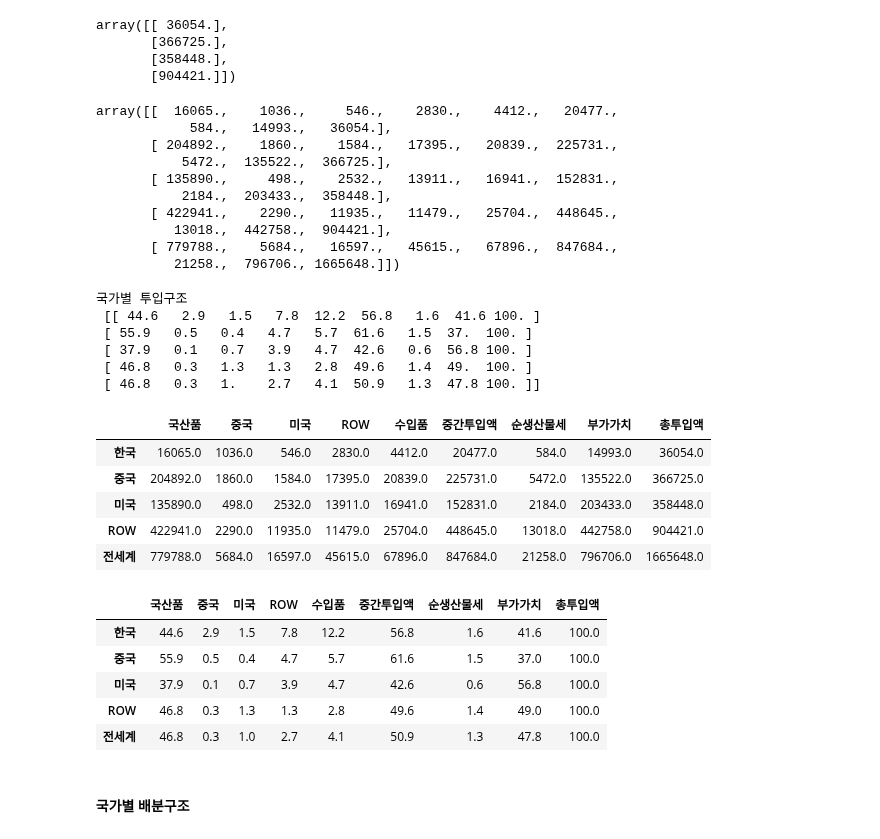
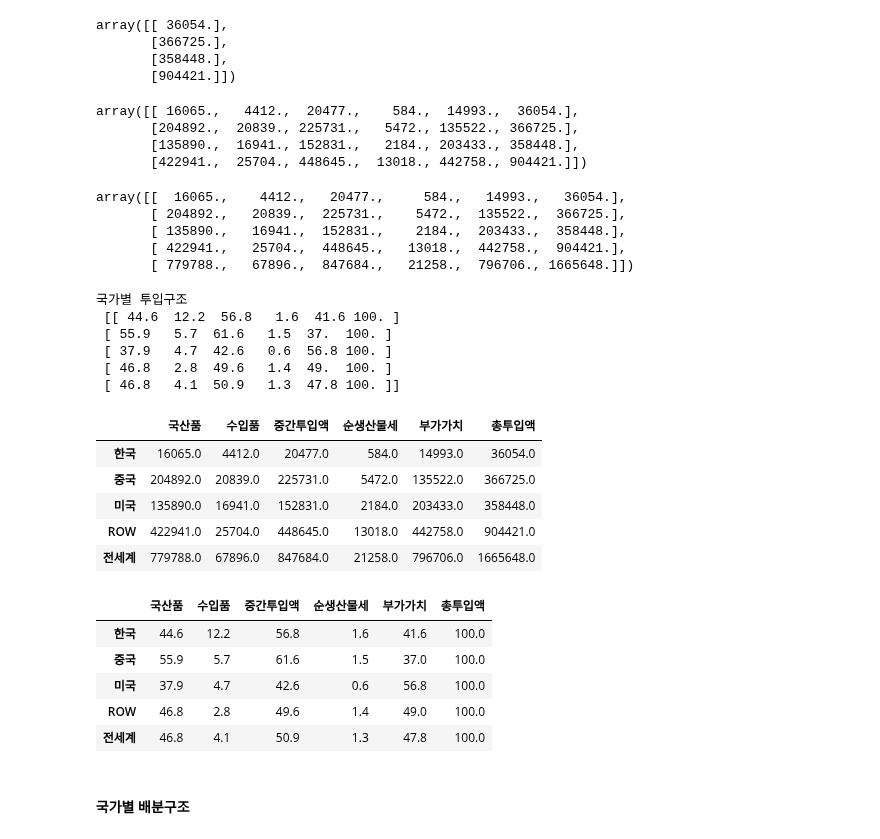
Before and after one commit to IO-2024/IOTs_with_python, a Jupyter notebook: Ch8. 국가 간 산업연관효과 분석_new.ipynb, the cells around one changed output. Drawn from its saved outputs; the diff is of its cells as text; code cells hidden in the pictures.

```diff
--- a/Ch8. 국가 간 산업연관효과 분석_new.ipynb
+++ b/Ch8. 국가 간 산업연관효과 분석_new.ipynb
@@ -11,7 +11,7 @@ np.set_printoptions(precision=3,suppress=True) # 결과를 소수 3자리까지
 # %%
 # icio =pd.read_csv('/content/drive/MyDrive/ICIO/ICIO2021_2018.csv')
 # %%
-url_icio = "https://raw.githubusercontent.com/Muraka64/IOTs_with_python/main/data/ICIO_4cons_3secs_1Fd_2020.csv"  # 4국 3부문 2020년 ICIO 불러오기
+url_icio = "https://raw.githubusercontent.com/IO-2024/IOTs_with_python/main/data/ICIO_4cons_3secs_1Fd_2020.csv"  # 4국 3부문 2020년 ICIO 불러오기
 Icio = pd.read_csv(url_icio)
 Icio
 # %% [output]
@@ -400,56 +404,57 @@ array([[ 36054.],
        [358448.],
        [904421.]])
 # %%
-Input_mat = np.hstack((Dom_sm,Imp_4cons,Imp_tot,Tip_tot, Tx, Va_1sec.reshape([4,1]), Tot_input))
+Input_mat = np.hstack((Dom_sm,Imp_tot,Tip_tot, Tx, Va_1sec.reshape([4,1]), Tot_input))
 Input_sm = Input_mat.sum(axis=0)
+Input_mat
+# %% [output]
+array([[ 16065.,   4412.,  20477.,    584.,  14993.,  36054.],
+       [204892.,  20839., 225731.,   5472., 135522., 366725.],
+       [135890.,  16941., 152831.,   2184., 203433., 358448.],
+       [422941.,  25704., 448645.,  13018., 442758., 904421.]])
 # %%
 Input_strc = np.vstack((Input_mat,Input_sm))
 Input_strc
 # %% [output]
-array([[  16065.,    1036.,     546.,    2830.,    4412.,   20477.,
-            584.,   14993.,   36054.],
-       [ 204892.,    1860.,    1584.,   17395.,   20839.,  225731.,
-           5472.,  135522.,  366725.],
-       [ 135890.,     498.,    2532.,   13911.,   16941.,  152831.,
-           2184.,  203433.,  358448.],
-       [ 422941.,    2290.,   11935.,   11479.,   25704.,  448645.,
-          13018.,  442758.,  904421.],
-       [ 779788.,    5684.,   16597.,   45615.,   67896.,  847684.,
-          21258.,  796706., 1665648.]])
+array([[  16065.,    4412.,   20477.,     584.,   14993.,   36054.],
+       [ 204892.,   20839.,  225731.,    5472.,  135522.,  366725.],
+       [ 135890.,   16941.,  152831.,    2184.,  203433.,  358448.],
+       [ 422941.,   25704.,  448645.,   13018.,  442758.,  904421.],
+       [ 779788.,   67896.,  847684.,   21258.,  796706., 1665648.]])
 # %%
-Input_strc_ratio = Input_strc/np.tile(Input_strc[:,-1].reshape([5,1]),reps=[1,9])*100
+Input_strc_ratio = Input_strc/np.tile(Input_strc[:,-1].reshape([5,1]),reps=[1,6])*100
 print('국가별 투입구조', '\n', Input_strc_ratio.round(1))
 # %% [output]
 국가별 투입구조
- [[ 44.6   2.9   1.5   7.8  12.2  56.8   1.6  41.6 100. ]
- [ 55.9   0.5   0.4   4.7   5.7  61.6   1.5  37.  100. ]
- [ 37.9   0.1   0.7   3.9   4.7  42.6   0.6  56.8 100. ]
- [ 46.8   0.3   1.3   1.3   2.8  49.6   1.4  49.  100. ]
- [ 46.8   0.3   1.    2.7   4.1  50.9   1.3  47.8 100. ]]
+ [[ 44.6  12.2  56.8   1.6  41.6 100. ]
+ [ 55.9   5.7  61.6   1.5  37.  100. ]
+ [ 37.9   4.7  42.6   0.6  56.8 100. ]
+ [ 46.8   2.8  49.6   1.4  49.  100. ]
+ [ 46.8   4.1  50.9   1.3  47.8 100. ]]
 # %%
-Input_strc_df = pd.DataFrame(Input_strc, columns = ['국산품', '중국', '미국','ROW', '수입품', '중간투입액', '순생산물세','부가가치','총투입액'],
+Input_strc_df = pd.DataFrame(Input_strc, columns = ['국산품', '수입품', '중간투입액', '순생산물세','부가가치','총투입액'],
                      index=['한국', '중국', '미국','ROW','전세계']) # 변수명 붙여서 pandas로 내보내기
 
 Input_strc_df
 # %% [output]
-|  | 국산품 | 중국 | 미국 | ROW | 수입품 | 중간투입액 | 순생산물세 | 부가가치 | 총투입액 |
-| 한국 | 16065.0 | 1036.0 | 546.0 | 2830.0 | 4412.0 | 20477.0 | 584.0 | 14993.0 | 36054.0 |
-| 중국 | 204892.0 | 1860.0 | 1584.0 | 17395.0 | 20839.0 | 225731.0 | 5472.0 | 135522.0 | 366725.0 |
-| 미국 | 135890.0 | 498.0 | 2532.0 | 13911.0 | 16941.0 | 152831.0 | 2184.0 | 203433.0 | 358448.0 |
-| ROW | 422941.0 | 2290.0 | 11935.0 | 11479.0 | 25704.0 | 448645.0 | 13018.0 | 442758.0 | 904421.0 |
-| 전세계 | 779788.0 | 5684.0 | 16597.0 | 45615.0 | 67896.0 | 847684.0 | 21258.0 | 796706.0 | 1665648.0 |
+|  | 국산품 | 수입품 | 중간투입액 | 순생산물세 | 부가가치 | 총투입액 |
+| 한국 | 16065.0 | 4412.0 | 20477.0 | 584.0 | 14993.0 | 36054.0 |
+| 중국 | 204892.0 | 20839.0 | 225731.0 | 5472.0 | 135522.0 | 366725.0 |
+| 미국 | 135890.0 | 16941.0 | 152831.0 | 2184.0 | 203433.0 | 358448.0 |
+| ROW | 422941.0 | 25704.0 | 448645.0 | 13018.0 | 442758.0 | 904421.0 |
+| 전세계 | 779788.0 | 67896.0 | 847684.0 | 21258.0 | 796706.0 | 1665648.0 |
 # %%
-Input_strc_ratio_df = pd.DataFrame(Input_strc_ratio.round(1), columns = ['국산품', '중국', '미국','ROW', '수입품', '중간투입액', '순생산물세','부가가치','총투입액'],
+Input_strc_ratio_df = pd.DataFrame(Input_strc_ratio.round(1), columns = ['국산품', '수입품', '중간투입액', '순생산물세','부가가치','총투입액'],
                      index=['한국', '중국', '미국','ROW','전세계']) # 변수명 붙여서 pandas로 내보내기
 
 Input_strc_ratio_df
 # %% [output]
-|  | 국산품 | 중국 | 미국 | ROW | 수입품 | 중간투입액 | 순생산물세 | 부가가치 | 총투입액 |
-| 한국 | 44.6 | 2.9 | 1.5 | 7.8 | 12.2 | 56.8 | 1.6 | 41.6 | 100.0 |
-| 중국 | 55.9 | 0.5 | 0.4 | 4.7 | 5.7 | 61.6 | 1.5 | 37.0 | 100.0 |
-| 미국 | 37.9 | 0.1 | 0.7 | 3.9 | 4.7 | 42.6 | 0.6 | 56.8 | 100.0 |
-| ROW | 46.8 | 0.3 | 1.3 | 1.3 | 2.8 | 49.6 | 1.4 | 49.0 | 100.0 |
-| 전세계 | 46.8 | 0.3 | 1.0 | 2.7 | 4.1 | 50.9 | 1.3 | 47.8 | 100.0 |
+|  | 국산품 | 수입품 | 중간투입액 | 순생산물세 | 부가가치 | 총투입액 |
+| 한국 | 44.6 | 12.2 | 56.8 | 1.6 | 41.6 | 100.0 |
+| 중국 | 55.9 | 5.7 | 61.6 | 1.5 | 37.0 | 100.0 |
+| 미국 | 37.9 | 4.7 | 42.6 | 0.6 | 56.8 | 100.0 |
+| ROW | 46.8 | 2.8 | 49.6 | 1.4 | 49.0 | 100.0 |
+| 전세계 | 46.8 | 4.1 | 50.9 | 1.3 | 47.8 | 100.0 |
 # %%
 Input_strc_df.to_csv('국가별 투입구조.csv', encoding='utf_8-sig')
 Input_strc_ratio_df.to_csv('국가별 투입구조 비중.csv', encoding='utf_8-sig')
```
Also changed, not shown: parts of 26 cells of this notebook.
